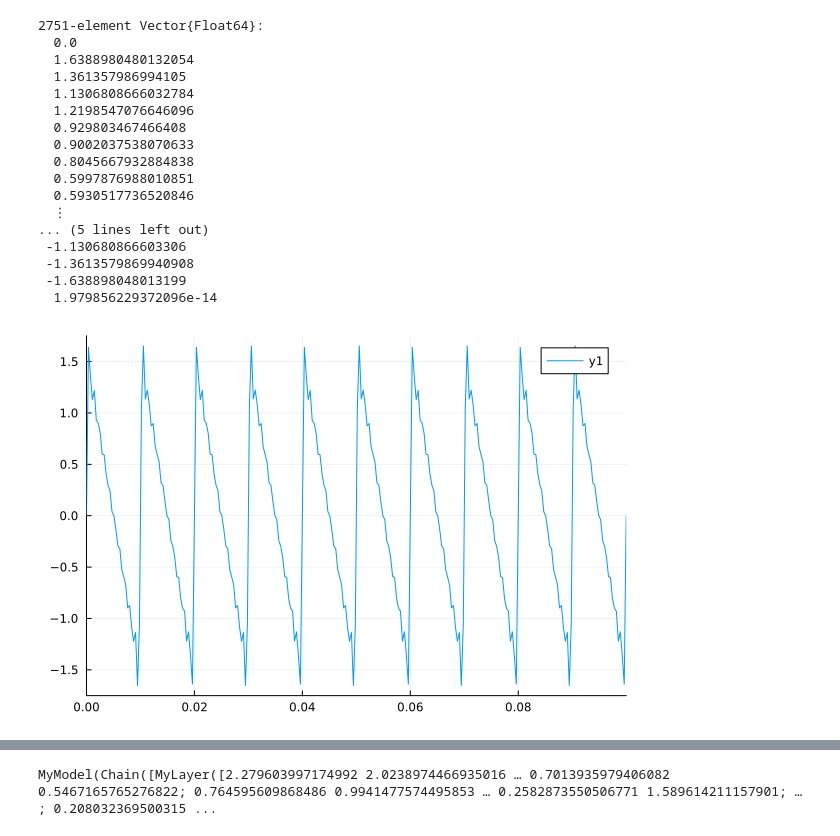
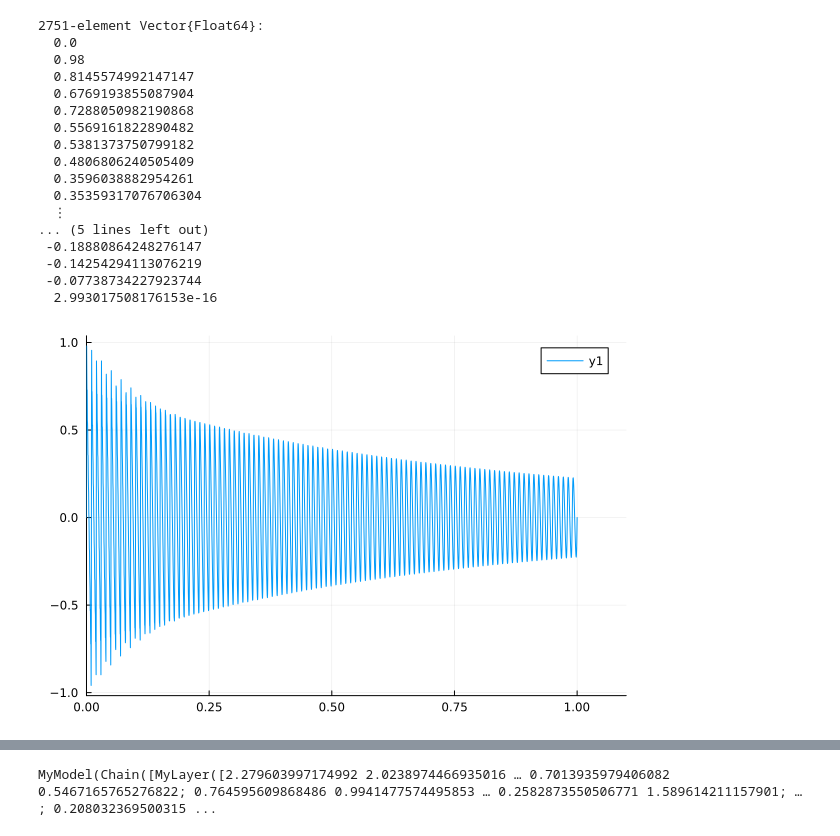
Before and after one commit to njericha/Deep-Unrolling-NTF, a Jupyter notebook: playground music.ipynb, the cells around one changed output, grey strips where cells are left out. Saved outputs shown, nothing was run; the diff lists cells and outputs as text; code cells hidden in the pictures.

```diff
--- a/playground music.ipynb
+++ b/playground music.ipynb
@@ -13,31 +14,34 @@ sample_rate = 44000. / 16. # 16th reduction from typical sample rate
 t = range(0, 1, step=1/sample_rate)
 f = 100 #Hz
 
+ceiling = 0.98 # ensures amplitude normalization in slightly under 1 to avoid speaker clipping issues
+normalized(y) =  y ./ maximum(abs.(y)) .* ceiling
+
 function make_note(t, fundimental, N=10)
-    ceiling = 0.98 # ensures amplitude normalization in slightly under 1 to avoid speaker clipping issues
-    y = sum(sin.(2π*fundimental*t*n)/n for n ∈ 1:N) #N is number of harmonics
-    return y ./ max(abs.(y)) .* ceiling
+    y = sum(exp.(-n*t).*sin.(2π*fundimental*t*n)/n for n ∈ 1:N) #N is number of harmonics
+    return normalized(y)
+end
 
 y = make_note(t, f)
 # %% [output]
 2751-element Vector{Float64}:
   0.0
-  1.6388980480132054
-  1.361357986994105
-  1.1306808666032784
-  1.2198547076646096
-  0.929803467466408
-  0.9002037538070633
-  0.8045667932884838
-  0.5997876988010851
-  0.5930517736520846
+  0.98
+  0.8145574992147147
+  0.6769193855087904
+  0.7288050982190868
+  0.5569161822890482
+  0.5381373750799182
+  0.4806806240505409
+  0.3596038882954261
+  0.35359317076706304
   ⋮
 ... (5 lines left out)
- -1.130680866603306
- -1.3613579869940908
- -1.638898048013199
-  1.979856229372096e-14
+ -0.18880864248276147
+ -0.14254294113076219
+ -0.07738734227923744
+  2.993017508176153e-16
 # %%
-plot(t,y,xlim=(0,0.1))
+plot(t,y,xlim=(0,1.1))
 # %% [output]
-[figure, old version]
+[figure, new version]
```
Also changed, not shown: parts of 5 cells of this notebook, 2 other files.
